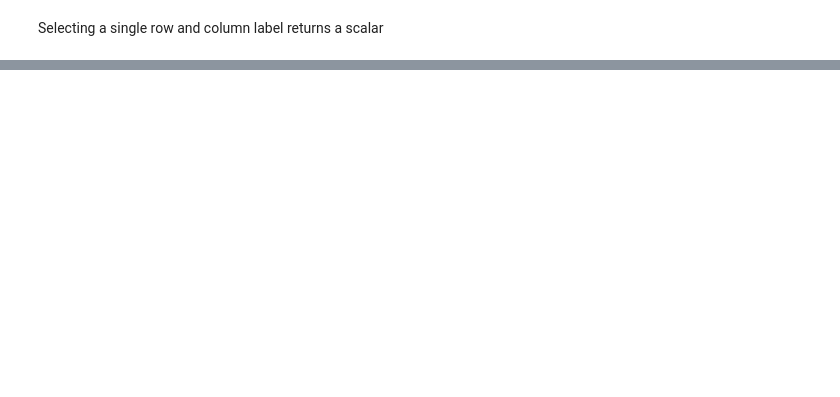
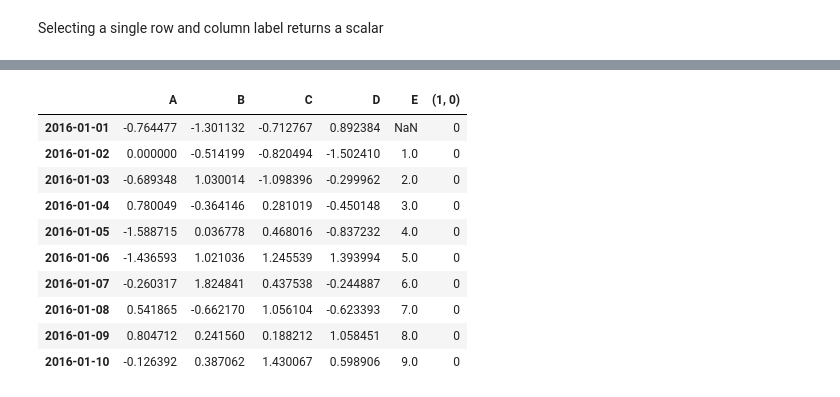
Before and after one commit to MakoriNyachaki/Data_Analysis, a Jupyter notebook: pandas/001_pandas_introduction.ipynb, the cells around one changed output, grey strips where cells are left out. Cells and saved outputs as stored; diff of their text form; code cells hidden in the pictures; blank space fills up the shorter version.

```diff
--- a/pandas/001_pandas_introduction.ipynb
+++ b/pandas/001_pandas_introduction.ipynb
@@ -346,0 +482,4 @@ np.float64(-0.6953098518764183)
+# %%
+arr_df_cp1 = arr_df.copy()
+# %%
+arr_df_cp1["E"] = ser
@@ -346,0 +500,20 @@ np.float64(-0.6953098518764183)
+# %%
+# Setting values by label
+arr_df_cp1.at[date_pd[1], "A"]  = 0
+# %%
+# Setting values by position
+arr_df_cp1.iat[1,0] = 0
+# %%
+arr_df_cp1
+# %% [output]
+|  | A | B | C | D | E | (1, 0) |
+| 2016-01-01 | -0.764477 | -1.301132 | -0.712767 | 0.892384 | NaN | 0 |
+| 2016-01-02 | 0.000000 | -0.514199 | -0.820494 | -1.502410 | 1.0 | 0 |
+| 2016-01-03 | -0.689348 | 1.030014 | -1.098396 | -0.299962 | 2.0 | 0 |
+| 2016-01-04 | 0.780049 | -0.364146 | 0.281019 | -0.450148 | 3.0 | 0 |
+| 2016-01-05 | -1.588715 | 0.036778 | 0.468016 | -0.837232 | 4.0 | 0 |
+| 2016-01-06 | -1.436593 | 1.021036 | 1.245539 | 1.393994 | 5.0 | 0 |
+| 2016-01-07 | -0.260317 | 1.824841 | 0.437538 | -0.244887 | 6.0 | 0 |
+| 2016-01-08 | 0.541865 | -0.662170 | 1.056104 | -0.623393 | 7.0 | 0 |
+| 2016-01-09 | 0.804712 | 0.241560 | 0.188212 | 1.058451 | 8.0 | 0 |
+| 2016-01-10 | -0.126392 | 0.387062 | 1.430067 | 0.598906 | 9.0 | 0 |
```
Also changed, not shown: parts of 41 cells of this notebook, 11 other files.
